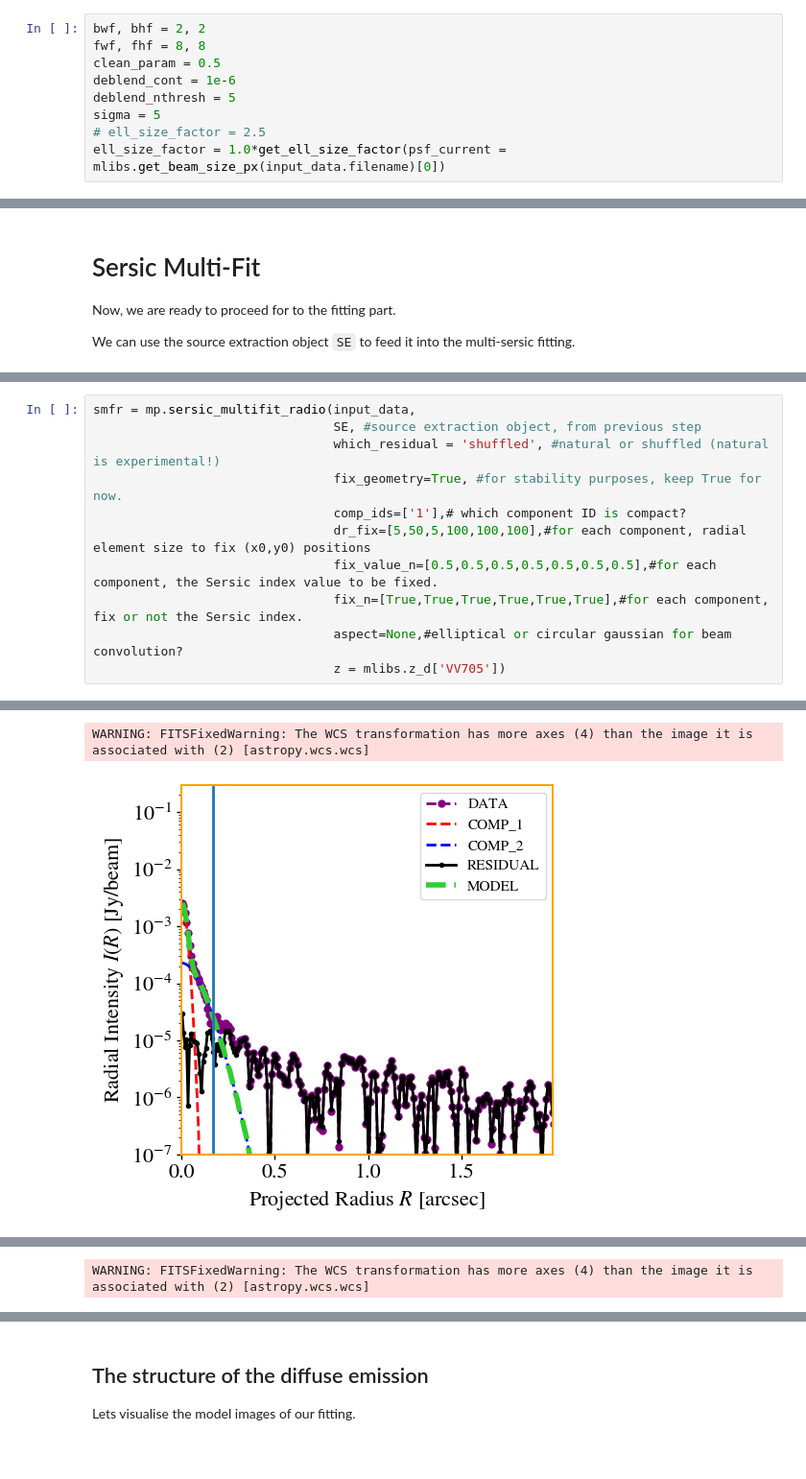
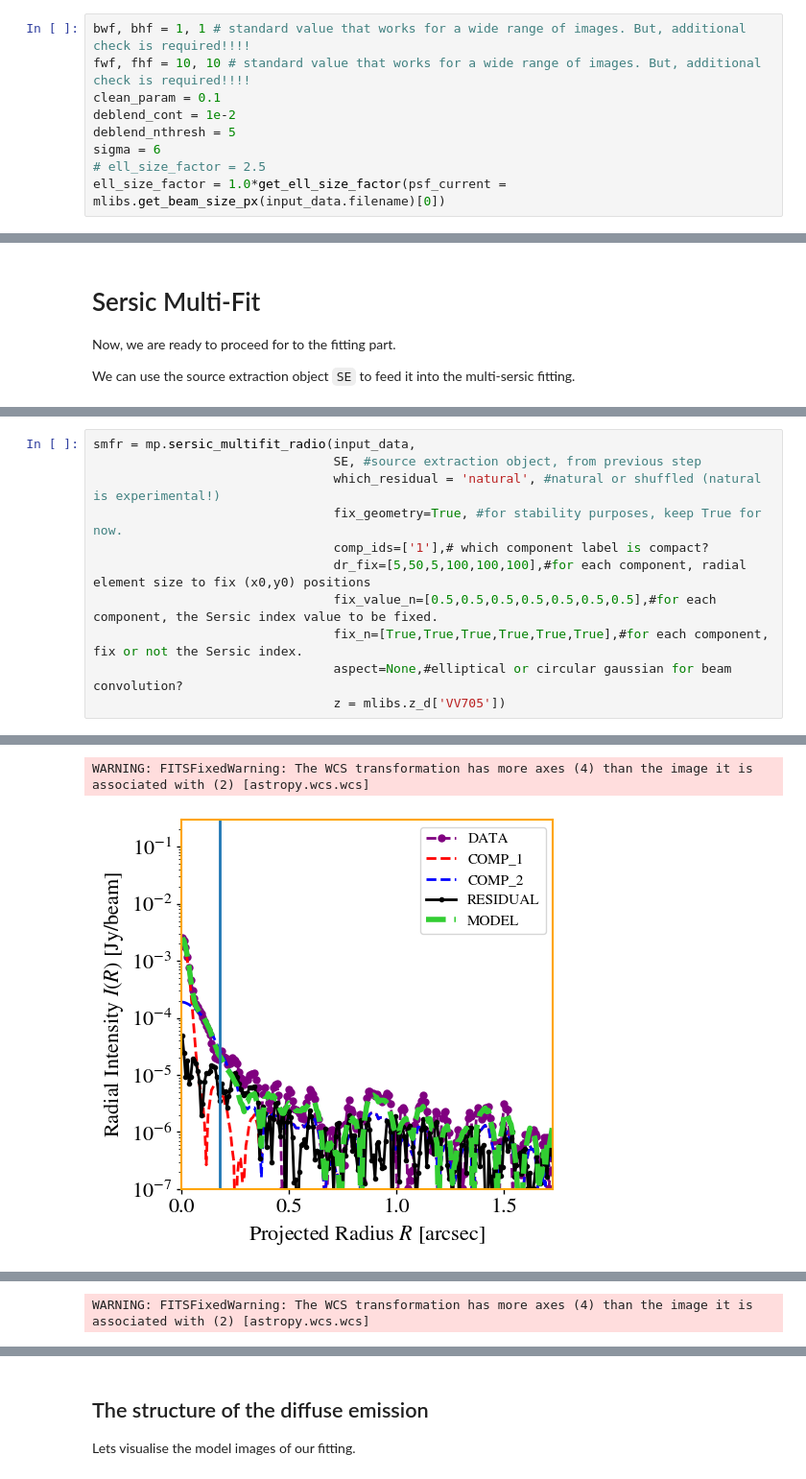
Before and after one commit to lucatelli/morphen_dev, a Jupyter notebook: morphen_sersic.ipynb, the cells around one changed output, grey strips where cells are left out. Shown at 96% size. Cells and saved outputs as stored; diff of their text form.

```diff
--- a/morphen_sersic.ipynb
+++ b/morphen_sersic.ipynb
@@ -219,10 +232,10 @@ WARNING: This is implementation is in an early stage, so it is not completely au
 # %%
-bwf, bhf = 2, 2
-fwf, fhf = 8, 8
-clean_param = 0.5
-deblend_cont = 1e-6
+bwf, bhf = 1, 1 # standard value that works for a wide range of images. But, additional check is required!!!!
+fwf, fhf = 10, 10 # standard value that works for a wide range of images. But, additional check is required!!!!
+clean_param = 0.1
+deblend_cont = 1e-2
 deblend_nthresh = 5
-sigma = 5
+sigma = 6
 # ell_size_factor = 2.5
 ell_size_factor = 1.0*get_ell_size_factor(psf_current = mlibs.get_beam_size_px(input_data.filename)[0])
 # %%
@@ -393,9 +411,9 @@ A comprehensive example using 5 model components is provided at the end of this
 # %%
 smfr = mp.sersic_multifit_radio(input_data,
                                 SE, #source extraction object, from previous step
-                                which_residual = 'shuffled', #natural or shuffled (natural is experimental!)
+                                which_residual = 'natural', #natural or shuffled (natural is experimental!)
                                 fix_geometry=True, #for stability purposes, keep True for now.
-                                comp_ids=['1'],# which component ID is compact?
+                                comp_ids=['1'],# which component label is compact?
                                 dr_fix=[5,50,5,100,100,100],#for each component, radial element size to fix (x0,y0) positions
                                 fix_value_n=[0.5,0.5,0.5,0.5,0.5,0.5,0.5],#for each component, the Sersic index value to be fixed.
                                 fix_n=[True,True,True,True,True,True],#for each component, fix or not the Sersic index.
@@ -448,2 +458,2 @@ WARNING: FITSFixedWarning: The WCS transformation has more axes (4) than the ima
 WARNING: FITSFixedWarning: The WCS transformation has more axes (4) than the image it is associated with (2) [astropy.wcs.wcs]
-[figure, old version]
+[figure, new version]
```
Also changed, not shown: parts of 47 cells of this notebook.
